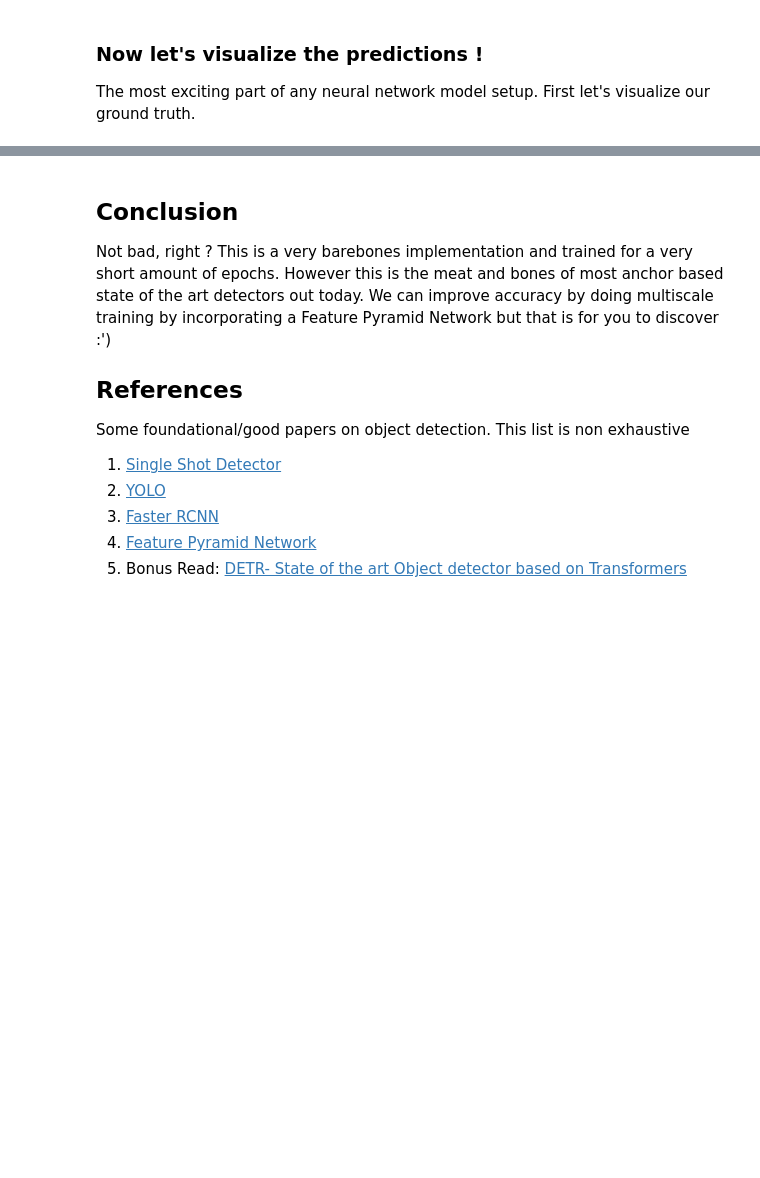
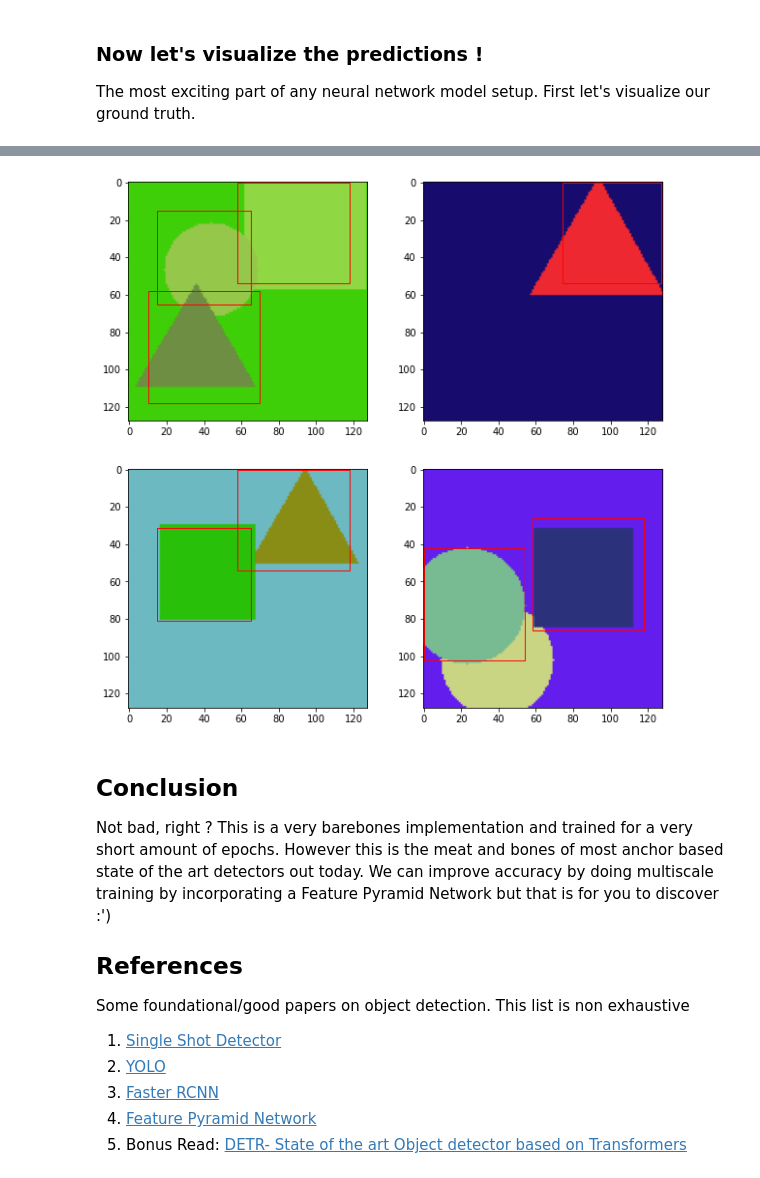
Before and after one commit to MrinalJain17/object-detection-homework, a Jupyter notebook: object_detection_hw.ipynb, the cells around one changed output, grey strips where cells are left out. Drawn from its saved outputs; the diff is of its cells as text; code cells hidden in the pictures; blank space fills up the shorter version.

```diff
--- a/object_detection_hw.ipynb
+++ b/object_detection_hw.ipynb
@@ -275,13 +312,26 @@ Apply a Smooth L1 loss to regress on the bounding box offsets, (only apply this
 
 **Extra Credit**: Implement Hard Online Negative Sampling, however it is not necessasary. You can get this model to train without using it as the number of anchors are low for an image in this case.
 # %%
+def class_loss(out_pred, class_targets, device=device):
+    # TODO return class loss
+    out_pred = out_pred.flatten()
+    class_targets = class_targets.flatten()
+    required_class_targets = class_targets[class_targets != -1].unsqueeze(0)
+    required_out_pred = out_pred[class_targets != -1].unsqueeze(0)
 
-def class_loss(out_pred, class_targets, device="cpu"):
-    # TODO return class loss
+    return F.binary_cross_entropy_with_logits(
+        required_out_pred,
+        required_class_targets,
+        pos_weight=torch.tensor(3)
+    )
 
 
 def bbox_loss(out_bbox, box_targets, class_targets):
     # TODO return bounding box offset loss
+    required_out_bbox = out_bbox[class_targets == 1]
+    required_box_targets = box_targets[class_targets == 1]
+
+    return F.smooth_l1_loss(required_out_bbox, required_box_targets)
 # %% [markdown]
 ## Training Function.
 
@@ -353,0 +398,23 @@ visPred(model, sample)
+# %%
+# Displayed only those boxes that had probability > 0.55, after appling NMS
+
+def visPred(model, sample):
+    model.eval()
+    with torch.no_grad():
+        out_pred, out_box = model(sample.to(device))
+
+    t = []
+    for i in range(4):
+        idx = nms(gt_boxes, torch.sigmoid(out_pred[i]), 0.1)
+        selected_idx = []
+        prob = torch.sigmoid(out_pred[i])
+        for ix in idx:
+            if torch.sigmoid(prob[ix]) > 0.55:
+                selected_idx.append(ix.item())
+        t.append({"bounding_box": gt_boxes[selected_idx]})
+
+    visDet(sample, t)
+
+visPred(model, sample)
+# %% [output]
+[figure, added]
```
Also changed, not shown: parts of 12 cells of this notebook, 1 other file.
